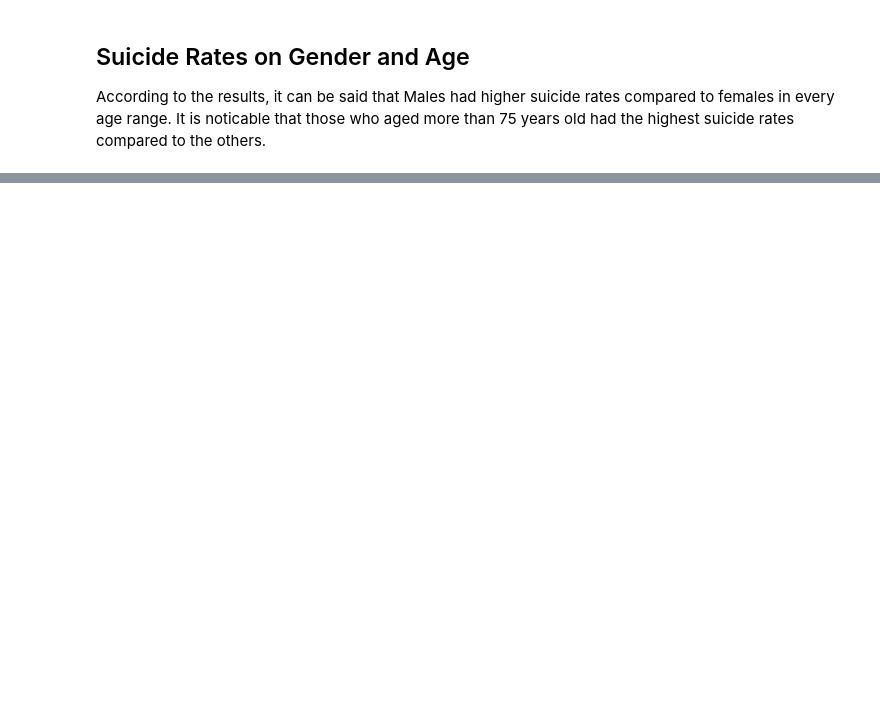
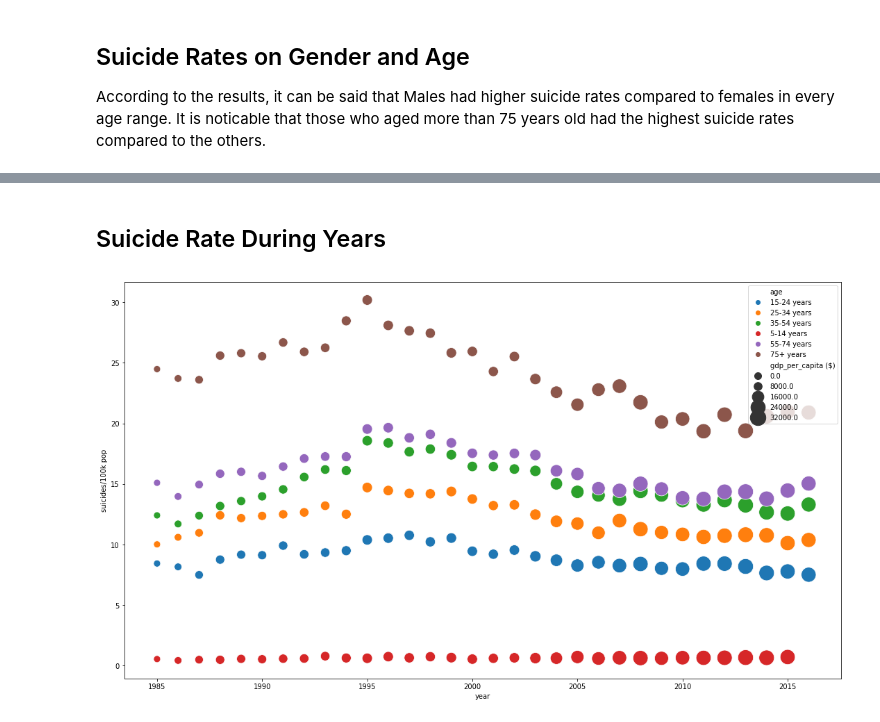
Before and after one commit to nat236919/Data_Science, a Jupyter notebook: Project_1_Suicide_Rate/Suicide_Rate_Analysis.ipynb, the cells around one changed output, grey strips where cells are left out. Cells and saved outputs as stored; diff of their text form; code cells hidden in the pictures; blank space fills up the shorter version.

```diff
--- a/Project_1_Suicide_Rate/Suicide_Rate_Analysis.ipynb
+++ b/Project_1_Suicide_Rate/Suicide_Rate_Analysis.ipynb
@@ -316,0 +323,14 @@ py.iplot(fig, filename='grouped-bar')
+# %% [markdown]
+## Suicide Rate During Years
+# %%
+# Display Bubble Charts
+
+df_temp = df.groupby(['age', 'year'])[['suicides/100k pop', 'gdp_per_capita ($)']].mean().reset_index()
+
+fig, ax = plt.subplots()
+fig.set_size_inches(18.5, 10.5)
+ax = sns.scatterplot(x='year', y='suicides/100k pop',
+                     hue="age", size='gdp_per_capita ($)',
+                     sizes=(100, 500), data=df_temp)
+# %% [output]
+[figure, added]
```
Also changed, not shown: parts of 8 cells of this notebook.
